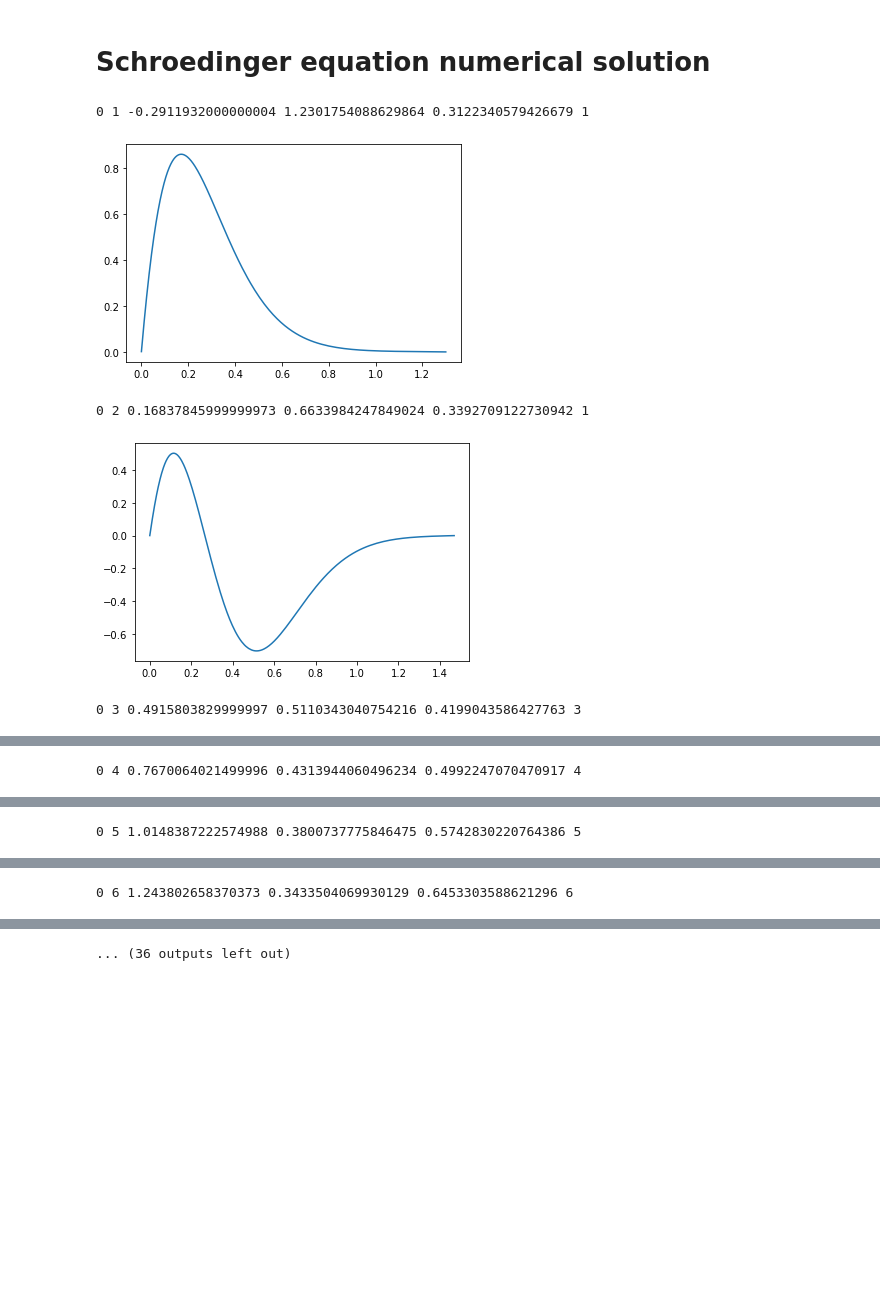
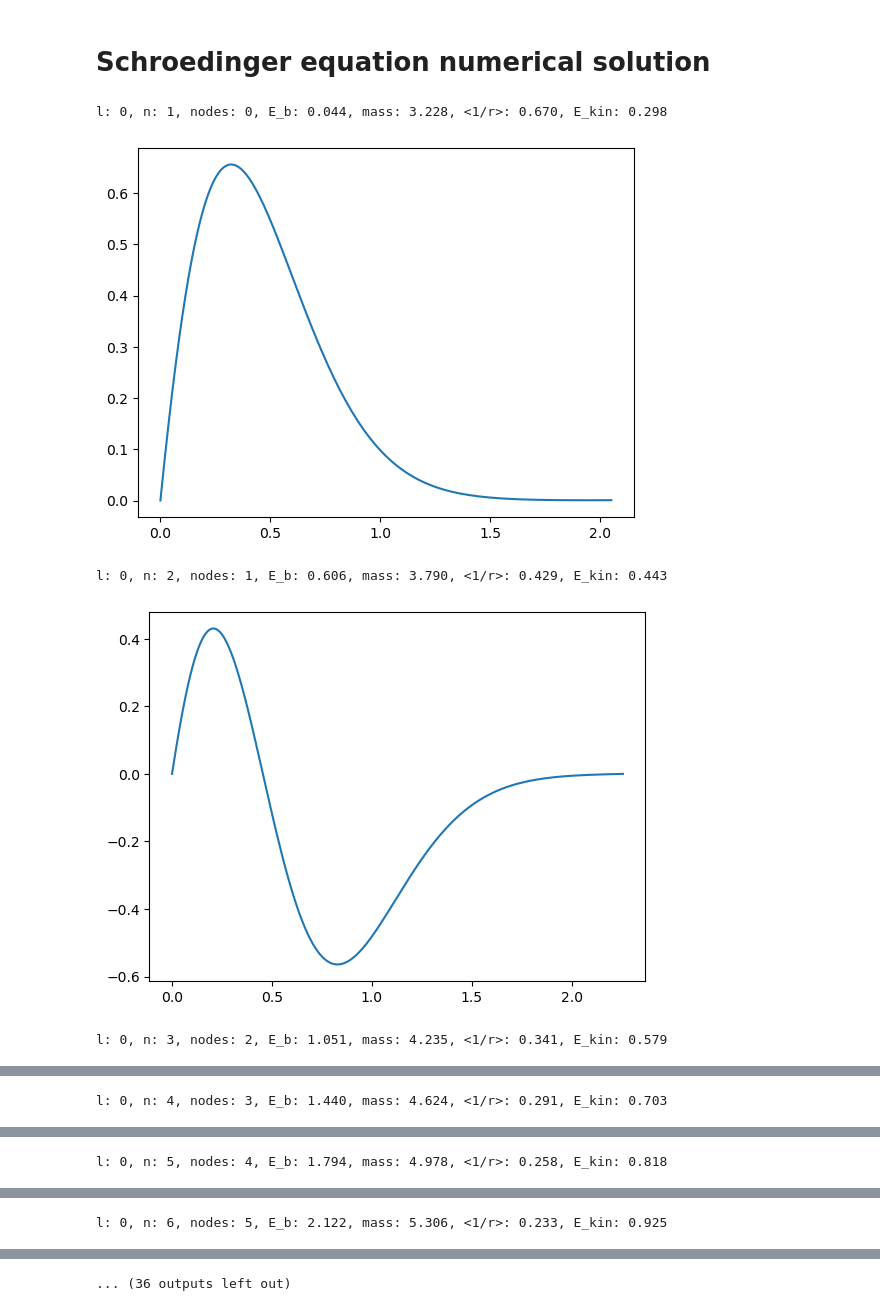
Before and after one commit to JaumeTarrus/sch_eq_solver, a Jupyter notebook: schr_eq_solver.ipynb, the cells around one changed output, grey strips where cells are left out. Drawn from its saved outputs; the diff is of its cells as text; code cells hidden in the pictures; blank space fills up the shorter version.

Commit message:
Added a node counter
Added a working node counter and small improvements in the comments

```diff
--- a/schr_eq_solver.ipynb
+++ b/schr_eq_solver.ipynb
@@ -8,7 +8,7 @@ from scipy.integrate import solve_ivp
 from scipy.interpolate import interp1d
 from scipy.integrate import simpson
 # %%
-sec = 'bb' # use cc or bb for charmonium and bottomonium respectively
+sec = 'cc' # use cc or bb for charmonium and bottomonium respectively
 hbc = 0.1973269788
 mc = 1.592 # charm mass in RS' scheme at nu_f=0.7gev
 mb = 4.949 # bottom mass in RS' scheme at nu_f=0.7gev
@@ -65,42 +65,67 @@ for l in range(0,3): # We loop over angular momentum 0,1,2; to be adjusted as ne
         ref_sgn = np.sign(in_psi.y[0][-1])
 
         # Now we start the loop that scans the energy (from the initial value and incresing) until it finds an eigenenergy up to
         # some accuracy
 
         while True:
             en = en + stp*10**(-sf) # Adding energy step
             psi = solve_ivp(func,r_range,y_minr, rtol=10**(-sd-1), atol=10**(-sd-1), events = lambda r, y : y[0]) # Solve diff.eq. for the energy of the step
             ref = np.absolute(psi.y[0][-2])/np.nanmax(np.absolute(psi.y[0])) # value of the r.w.f. at the edge of the range over it max.value
             sgn = np.sign(psi.y[0][-2]) # sign of the r.w.f at the edge of the r range
 
             if ref < 1e-3: # We approximate the eigenenergy by the value of en when ref is this small
                 break      # We exit the loop
             if sf == sd:   # We exit the loop if the number of significat digits of the energy becomes too large
-                print('too much!') # if this prints the convergences conditions are too harsh
+                print('Precision Reached!') # if this prints the convergences conditions are too harsh
                 break
             if sgn != ref_sgn: # If the sign of the large r divergence changes means we have crossed an eigenvalue
                 en = en - stp*10**(-sf) # Undo the last energy step
                 sf=sf+1 # We increase the scale factor so the next energy step is one order of magnitude smaller.
 
         nzeros= psi.t_events[0].size # should count the nodes, but its not working cos at large r r.w.f is very close to 0
-        norm = np.sqrt(simpson(psi.y[0]**2,psi.t)) # we normalize the r.w.f
+
+        # we normalize the r.w.f
+        norm = np.sqrt(simpson(psi.y[0]**2,psi.t))
         npsi = psi.y[0]/norm
-        oor = simpson(npsi**2/psi.t,psi.t) # <1/r> expected value
-        kin = en - simpson(npsi**2*pot(psi.t),psi.t) # kinetic energy expected value
+
+        # We compute the number of nodes by counting adjacent points in the determinant with different sign
+        nodes = np.sum(npsi[0:-51]*npsi[1:-50] < 0)
+        # warning message if the number of nodes is not what it should be
+        if nodes != n-1:
+            print('Incorrect number of nodes')
+
+        # Computing <1/r> and <E_kinetic>
+        oor = simpson(npsi**2/psi.t,psi.t)
+        kin = en - simpson(npsi**2*pot(psi.t),psi.t)
+
+        # Saving the wave fucntion in files
         np.savetxt(sec+'/wf_'+sec+'_'+str(l)+str(n)+'.txt', np.column_stack((psi.t, npsi)), fmt='% 6.5f', delimiter='  ') # save r.w.f
-        spec.append([l, n, en, en + 2*mq, oor, kin]) # store spectrum data
-        print(l, n, en, oor, kin, nzeros)
+
+        # Saving the states properties to dump in a file later
+        spec.append([l, n, en, en + 2*mq, oor, kin])
+
+        # Printing state properties and wave fucntions for checks
+        print('l: {:1d},'.format(l),
+              'n: {:1d},'.format(n),
+              'nodes: {:1d},'.format(nodes),
+              'E_b: {:.3f},'.format(en),
+              'mass: {:.3f},'.format(2*mq+en),
+              '<1/r>: {:.3f},'.format(oor),
+              'E_kin: {:.3f}'.format(kin))
+
         plt.plot(psi.t*hbc,npsi)
         plt.show()
 
-        en = en + np.absolute(en)*0.05 # Jump the energy past the eigenvalue so the next loop looks for a higher energy one
+        # Preparing to obtain the next state in the spectrum
+        en = en + np.absolute(en)*0.01 # Jump the energy past the eigenvalue so the next loop looks for a higher energy one
         sf = 1 # reset the scale factor for the next loop
 
+# Saving the state data in a file
 aux = pd.DataFrame(spec, columns =  ['l','n','E0[GeV]','M[GeV] ','<1/r>  ','Ek[GeV]'])
 aux.to_csv(sec+'/spec'+sec+'.txt', sep = '\t', float_format='% .4f', index=False)  # save spectrum data into a file
 # %% [output]
-0 1 -0.2911932000000004 1.2301754088629864 0.3122340579426679 1
+l: 0, n: 1, nodes: 0, E_b: 0.044, mass: 3.228, <1/r>: 0.670, E_kin: 0.298
-[figure, old version]
+[figure, new version]
-0 2 0.16837845999999973 0.6633984247849024 0.3392709122730942 1
+l: 0, n: 2, nodes: 1, E_b: 0.606, mass: 3.790, <1/r>: 0.429, E_kin: 0.443
-[figure, old version]
+[figure, new version]
-0 3 0.4915803829999997 0.5110343040754216 0.4199043586427763 3
+l: 0, n: 3, nodes: 2, E_b: 1.051, mass: 4.235, <1/r>: 0.341, E_kin: 0.579
@@ -108 +133 @@ aux.to_csv(sec+'/spec'+sec+'.txt', sep = '\t', float_format='% .4f', index=False
-0 4 0.7670064021499996 0.4313944060496234 0.4992247070470917 4
+l: 0, n: 4, nodes: 3, E_b: 1.440, mass: 4.624, <1/r>: 0.291, E_kin: 0.703
@@ -110 +135 @@ aux.to_csv(sec+'/spec'+sec+'.txt', sep = '\t', float_format='% .4f', index=False
-0 5 1.0148387222574988 0.3800737775846475 0.5742830220764386 5
+l: 0, n: 5, nodes: 4, E_b: 1.794, mass: 4.978, <1/r>: 0.258, E_kin: 0.818
@@ -112 +137 @@ aux.to_csv(sec+'/spec'+sec+'.txt', sep = '\t', float_format='% .4f', index=False
-0 6 1.243802658370373 0.3433504069930129 0.6453303588621296 6
+l: 0, n: 6, nodes: 5, E_b: 2.122, mass: 5.306, <1/r>: 0.233, E_kin: 0.925
```
Also changed, not shown: parts of 1 cell of this notebook, 44 other files.
